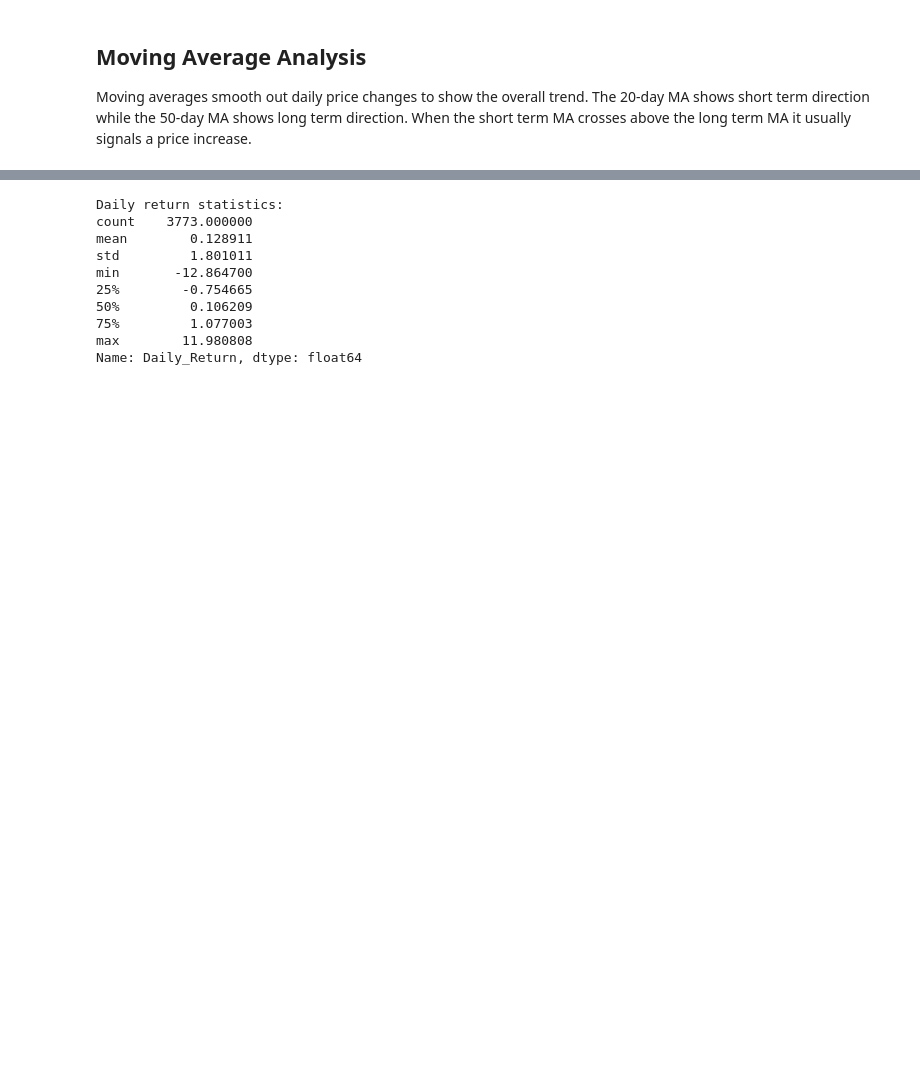
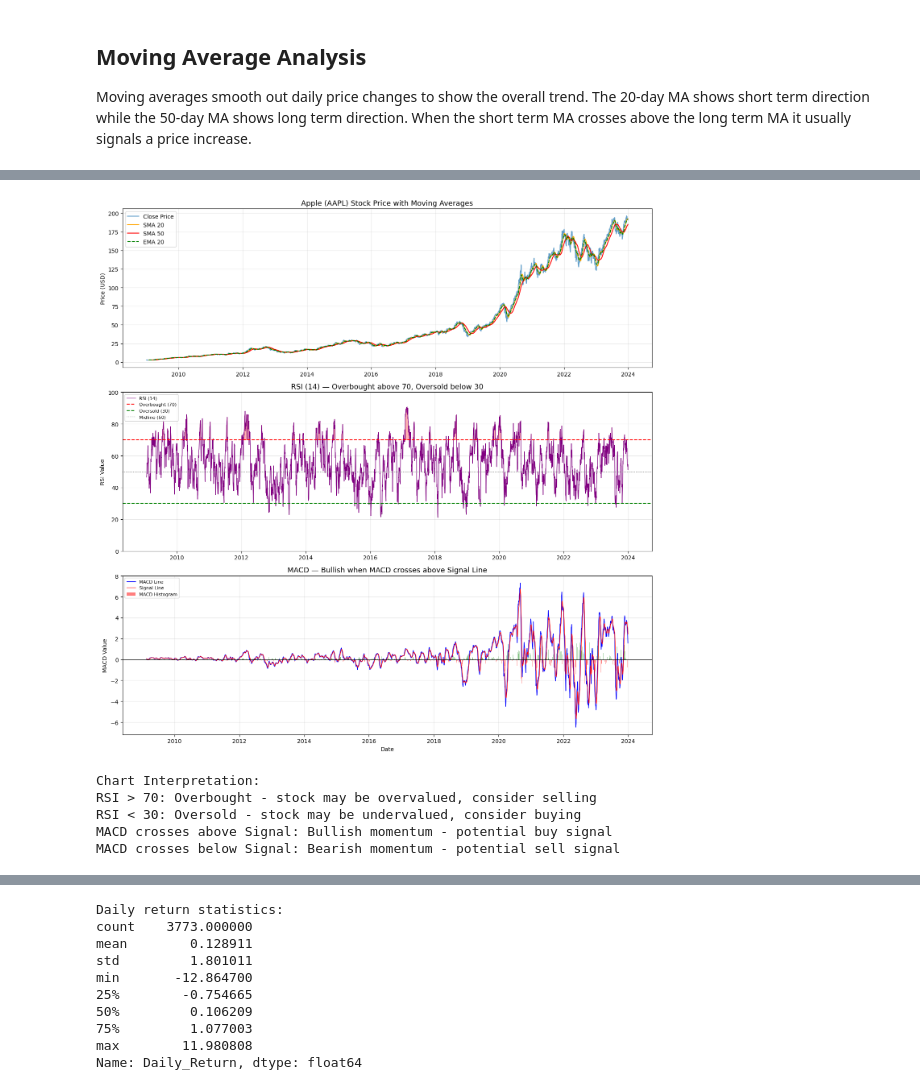
Before and after one commit to rah-salah/news-sentiment-analysis, a Jupyter notebook: notebooks/task-2.ipynb, the cells around one changed output, grey strips where cells are left out. Saved outputs shown, nothing was run; the diff lists cells and outputs as text; code cells hidden in the pictures; blank space fills up the shorter version.

Commit message:
feat: improve RSI/MACD visualization and add analytical documentation

```diff
--- a/notebooks/task-2.ipynb
+++ b/notebooks/task-2.ipynb
@@ -107,0 +95,69 @@ plt.show()
+# %%
+import talib
+import numpy as np
+
+# Calculate all indicators first
+close = df_stock['Close'].values.astype(float)
+df_stock['SMA20'] = talib.SMA(close, timeperiod=20)
+df_stock['SMA50'] = talib.SMA(close, timeperiod=50)
+df_stock['EMA20'] = talib.EMA(close, timeperiod=20)
+df_stock['RSI'] = talib.RSI(close, timeperiod=14)
+macd, macd_signal, macd_hist = talib.MACD(close, fastperiod=12, slowperiod=26, signalperiod=9)
+df_stock['MACD'] = macd
+df_stock['MACD_Signal'] = macd_signal
+df_stock['MACD_Hist'] = macd_hist
+df_stock['Daily_Return'] = df_stock['Close'].pct_change() * 100
+
+# Now plot
+fig, axes = plt.subplots(3, 1, figsize=(14, 14))
+
+axes[0].plot(df_stock['Date'], df_stock['Close'], label='Close Price', alpha=0.7)
+axes[0].plot(df_stock['Date'], df_stock['SMA20'], label='SMA 20', color='orange')
+axes[0].plot(df_stock['Date'], df_stock['SMA50'], label='SMA 50', color='red')
+axes[0].plot(df_stock['Date'], df_stock['EMA20'], label='EMA 20', color='green', linestyle='--')
+axes[0].set_title('Apple (AAPL) Stock Price with Moving Averages', fontsize=13)
+axes[0].set_ylabel('Price (USD)')
+axes[0].legend()
+axes[0].grid(True, alpha=0.3)
+
+axes[1].plot(df_stock['Date'], df_stock['RSI'], color='purple', label='RSI (14)', linewidth=1)
+axes[1].axhline(70, color='red', linestyle='--', linewidth=1.5, label='Overbought (70)')
+axes[1].axhline(30, color='green', linestyle='--', linewidth=1.5, label='Oversold (30)')
+axes[1].axhline(50, color='grey', linestyle=':', linewidth=1, label='Midline (50)')
+axes[1].fill_between(df_stock['Date'], df_stock['RSI'], 70,
+                     where=df_stock['RSI'] >= 70, alpha=0.3, color='red')
+axes[1].fill_between(df_stock['Date'], df_stock['RSI'], 30,
+                     where=df_stock['RSI'] <= 30, alpha=0.3, color='green')
+axes[1].set_title('RSI (14) — Overbought above 70, Oversold below 30', fontsize=13)
+axes[1].set_ylabel('RSI Value')
+axes[1].set_ylim(0, 100)
+axes[1].legend(loc='upper left', fontsize=8)
+axes[1].grid(True, alpha=0.3)
+
+axes[2].plot(df_stock['Date'], df_stock['MACD'], label='MACD Line', color='blue', linewidth=1)
+axes[2].plot(df_stock['Date'], df_stock['MACD_Signal'], label='Signal Line', color='red', linewidth=1)
+axes[2].bar(df_stock['Date'], df_stock['MACD_Hist'],
+            color=['green' if x >= 0 else 'red' for x in df_stock['MACD_Hist']],
+            alpha=0.5, label='MACD Histogram')
+axes[2].axhline(0, color='black', linestyle='-', linewidth=0.8)
+axes[2].set_title('MACD — Bullish when MACD crosses above Signal Line', fontsize=13)
+axes[2].set_ylabel('MACD Value')
+axes[2].set_xlabel('Date')
+axes[2].legend(loc='upper left', fontsize=8)
+axes[2].grid(True, alpha=0.3)
+
+plt.tight_layout()
+plt.show()
+
+print("\nChart Interpretation:")
+print("RSI > 70: Overbought - stock may be overvalued, consider selling")
+print("RSI < 30: Oversold - stock may be undervalued, consider buying")
+print("MACD crosses above Signal: Bullish momentum - potential buy signal")
+print("MACD crosses below Signal: Bearish momentum - potential sell signal")
+# %% [output]
+[figure, added]
+Chart Interpretation:
+RSI > 70: Overbought - stock may be overvalued, consider selling
+RSI < 30: Oversold - stock may be undervalued, consider buying
+MACD crosses above Signal: Bullish momentum - potential buy signal
+MACD crosses below Signal: Bearish momentum - potential sell signal
```
Also changed, not shown: parts of 5 cells of this notebook.
